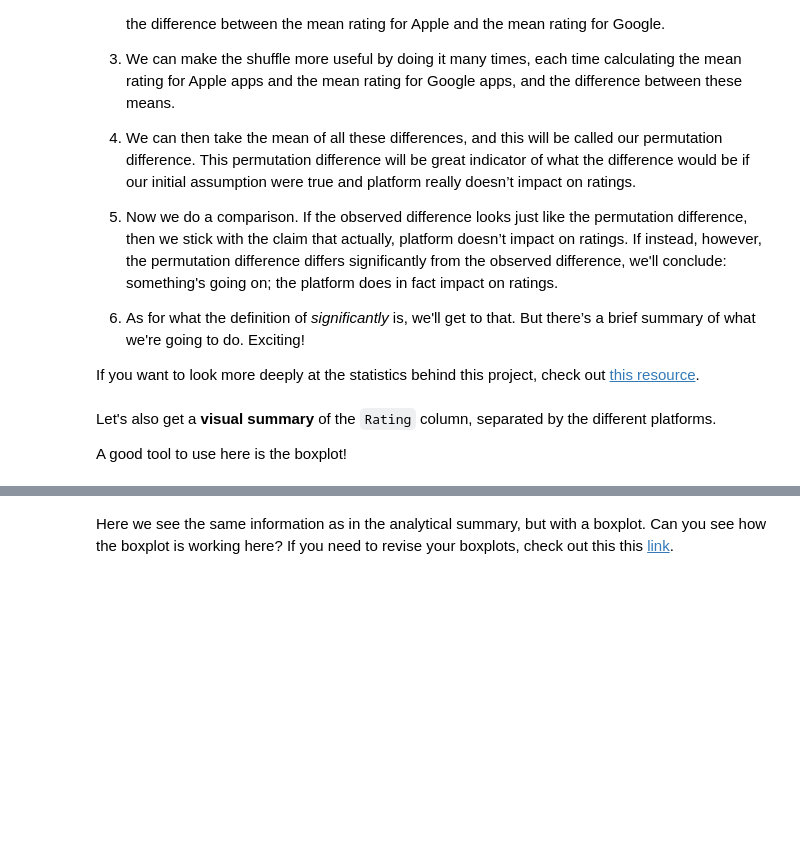
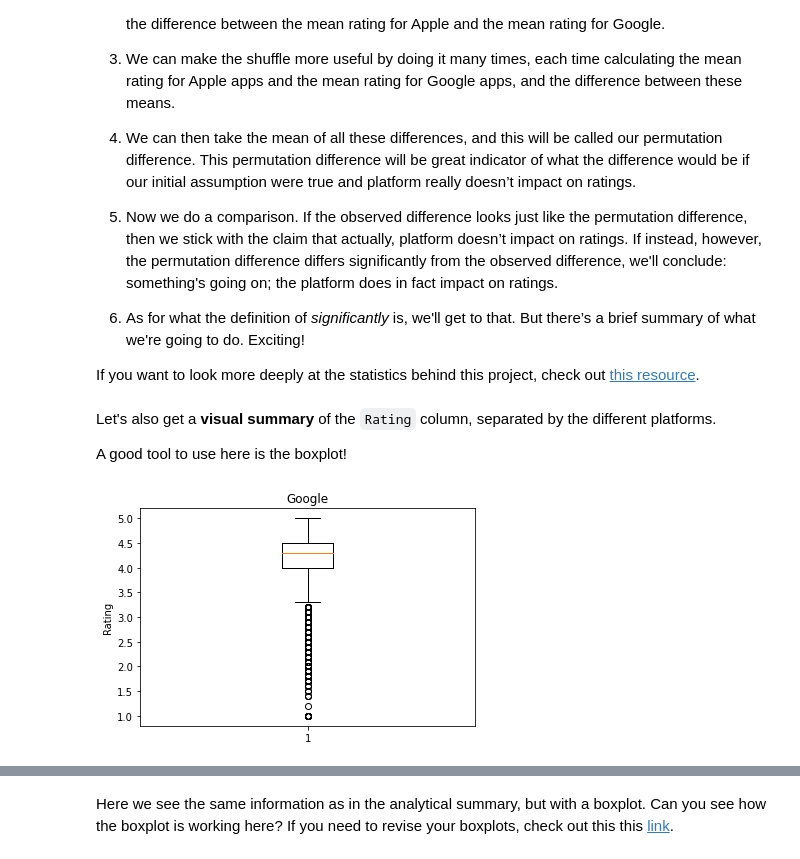
Before and after one commit to ixc9907/Springboard, a Jupyter notebook: Apps Case Study/Springboard Apps project - Tier 3 - Complete.ipynb, the cells around one changed output, grey strips where cells are left out. Drawn from its saved outputs; the diff is of its cells as text; code cells hidden in the pictures; blank space fills up the shorter version.

```diff
--- a/Apps Case Study/Springboard Apps project - Tier 3 - Complete.ipynb
+++ b/Apps Case Study/Springboard Apps project - Tier 3 - Complete.ipynb
@@ -202,19 +281,22 @@ This is an important step to unify the two datasets!
 # %%
 # Create a variable called old_names where you'll store the column names of the Apple dataframe.
 # Use the feature .columns.
-_ _ _
+old_names = Apple.columns
 
 # Create a variable called new_names where you'll store the column names of the Google dataframe.
-_ _ _
+new_names = Google.columns
 
 # Use the rename() DataFrame method to change the columns names.
-_ _ _
+names = {}
+for i in range(len(new_names)):
+    names[old_names[i]] = new_names[i]
+Apple = Apple.rename(columns=names)
 # %% [markdown]
 ### 2d. Join the two datasets
 Let's combine the two datasets into a single data frame called `df`.
 # %%
 # Let's use the append() method to append Apple to Google.
-_ _ _
+df = Google.append(Apple)
 
 # Using the sample() method with the number 12 passed to it, check 12 random points of your dataset.
-_ _ _
+df.sample(12)
@@ -224,10 +320,10 @@ _ _ _
 As you can see there are some `NaN` values. We want to eliminate all these `NaN` values from the table.
 # %%
 # Lets check first the dimesions of df before droping `NaN` values. Use the .shape feature.
-_ _ _
+print(df.shape)
 
 # Use the dropna() method to eliminate all the NaN values, and overwrite the same dataframe with the result.
-_ _ _
+df = df.dropna()
 
 # Check the new dimesions of our dataframe.
-_ _ _
+print(df.shape)
@@ -245,7 +351,7 @@ _ _ _
 929 apps do not have reviews, we need to eliminate these points!
 # %%
 # Eliminate the points that have 0 reviews.
-_ _ _
+df = df[df['Reviews'] != 0]
 # %% [markdown]
 ### 2g. Summarize the data visually and analytically (by the column `platform`)
 # %% [markdown]
@@ -283,5 +396,10 @@ Let's also get a **visual summary** of the `Rating` column, separated by the dif
 
 A good tool to use here is the boxplot!
 # %%
-# Call the boxplot() method on our df.
-_ _ _
+# Call the boxplot() method on our df
+plt.boxplot(df[df['platform'] == 'google']['Rating'])
+plt.title('Google')
+plt.ylabel('Rating')
+plt.show()
+# %% [output]
+[figure, added]
```
Also changed, not shown: parts of 30 cells of this notebook.
